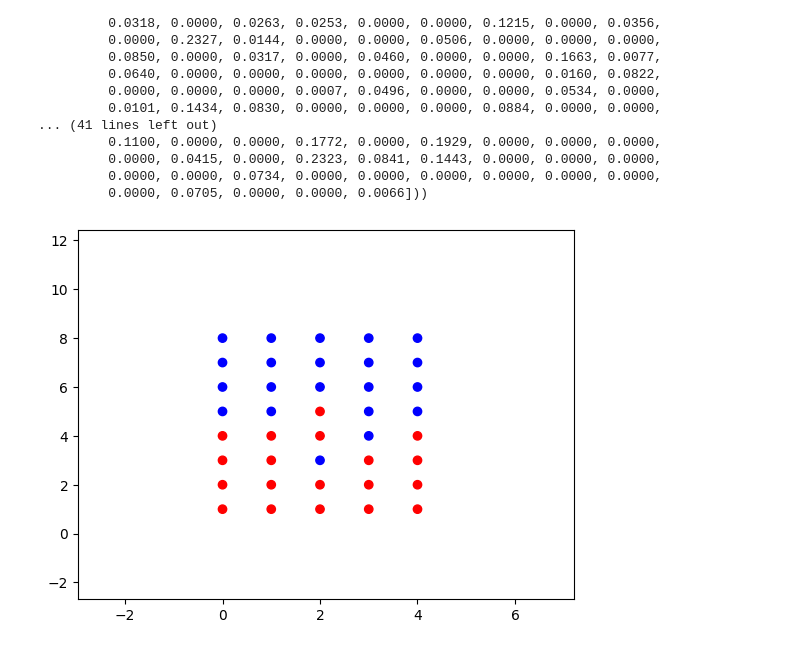
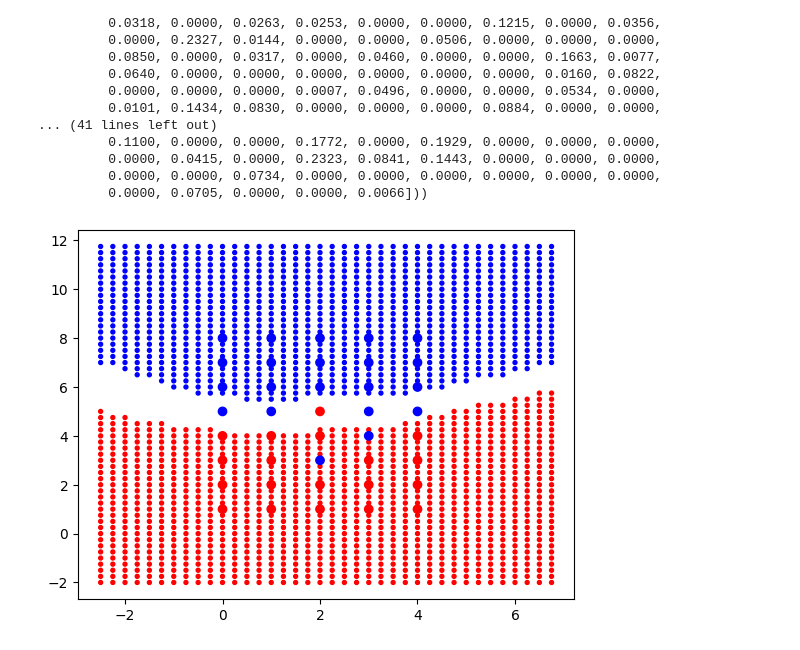
Before and after one commit to PatatoBy/SEAI, a Jupyter notebook: orto_grad_method 2.0.ipynb, the cells around one changed output. Saved outputs shown, nothing was run; the diff lists cells and outputs as text; code cells hidden in the pictures.

```diff
--- a/orto_grad_method 2.0.ipynb
+++ b/orto_grad_method 2.0.ipynb
@@ -333,15 +333,15 @@ modello(torch.tensor([0.,0.]),'L1') # non si capisce perchè stampi sta roba
 # %%
 #PLOT FASE 2
 
 with torch.no_grad():
     points = [[x/4, y/4, modello(torch.tensor([x/4*1.0,y/4*1.0]))] for x in range(-10,7*4) for y in range(-8,12*4)]
-    colori = ['blue' if p[2][0] < -0.99 else 'red' if p[2][0] > 0.99 else 'white' for p in points]
+    colori = ['blue' if p[2][0] < 0.4 else 'red' if p[2][0] > 0.6 else 'white' for p in points]
     plt.scatter([p[0] for p in points], [p[1] for p in points], c = colori, s=8)
     plt.scatter([p[0] for p in dataset],[p[1] for p in dataset], c=['red' if i == 1 else 'blue' for i in labels])
     plt.show()
 
 # RED -> y == 1 [NON DEVE ENTRARE]
 # BLUE -> y == 0 [PUO ENTRARE]
 # WHITE -> indecisione
 # %% [output]
-[figure, old version]
+[figure, new version]
```
Also changed, not shown: 1 other file.
